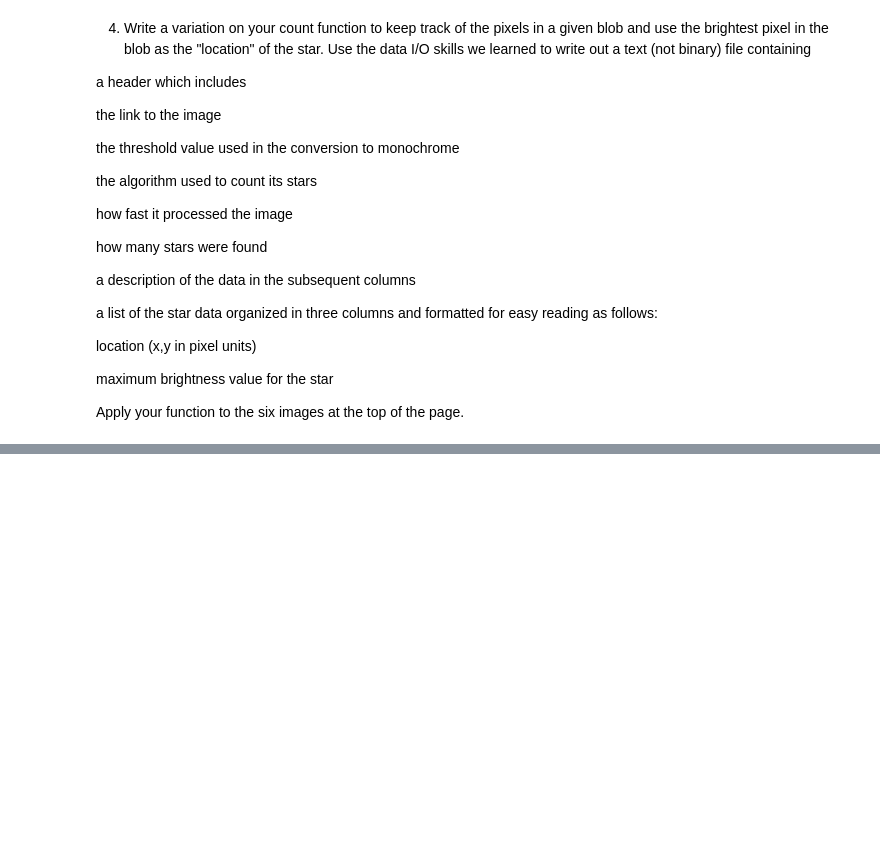
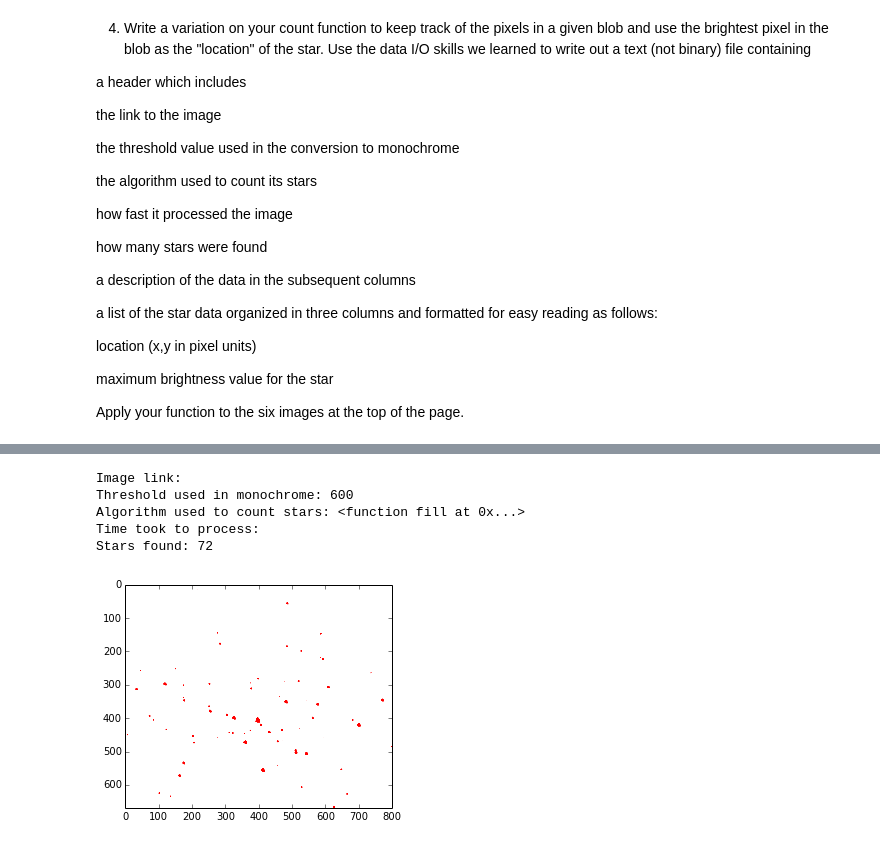
Before and after one commit to dlhoang/PHYS202-S14, a Jupyter notebook: DataIO/CountingStarsExercises.ipynb, the cells around one changed output, grey strips where cells are left out. Drawn from its saved outputs; the diff is of its cells as text; code cells hidden in the pictures; blank space fills up the shorter version.

```diff
--- a/DataIO/CountingStarsExercises.ipynb
+++ b/DataIO/CountingStarsExercises.ipynb
@@ -450,0 +568,13 @@ print count(pic,fillrec)
+# %%
+count(pic4,fill,600)
+plt.imshow(pic4)
+f = open('pic4.dat')
+print f.read()
+f.close()
+# %% [output]
+Image link:
+Threshold used in monochrome: 600
+Algorithm used to count stars: <function fill at 0x...>
+Time took to process:
+Stars found: 72
+[figure, added]
```
Also changed, not shown: parts of 12 cells of this notebook, 11 other files.
